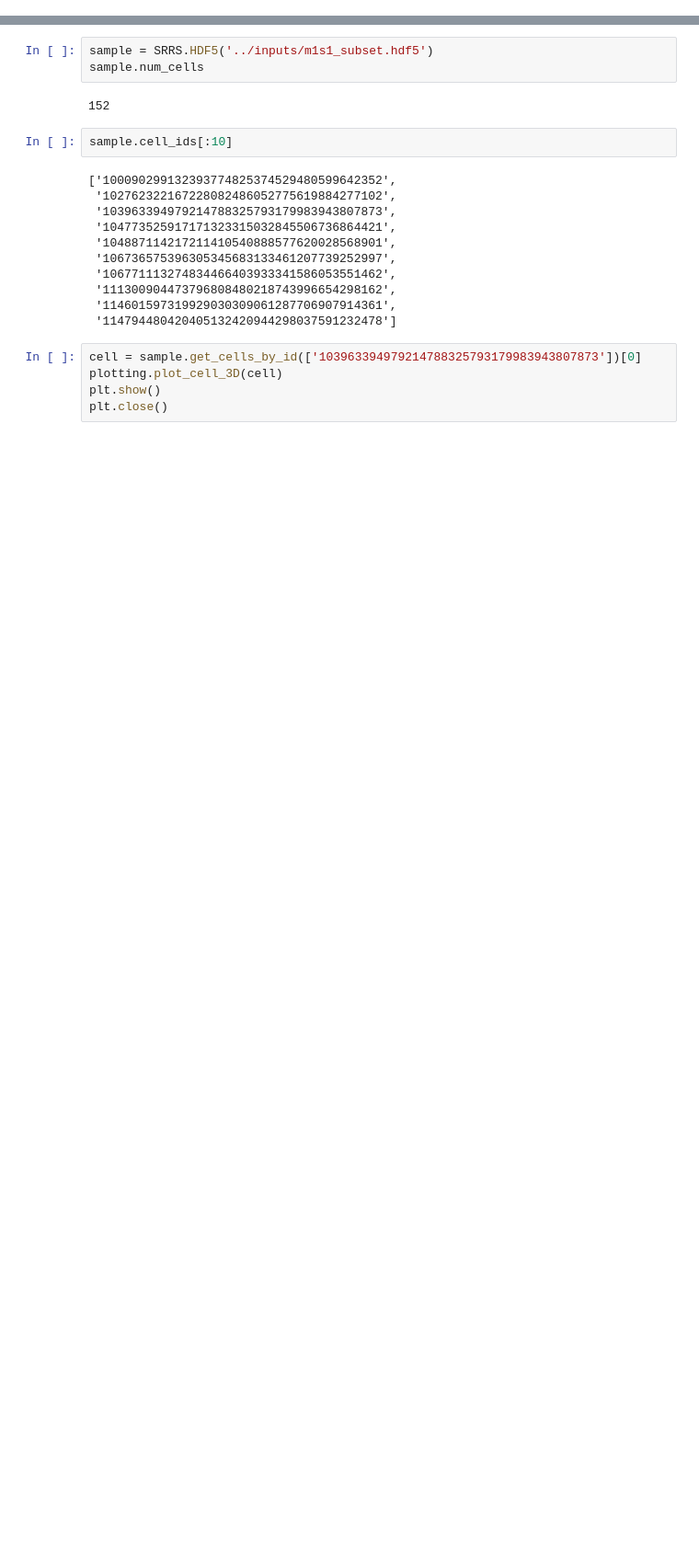
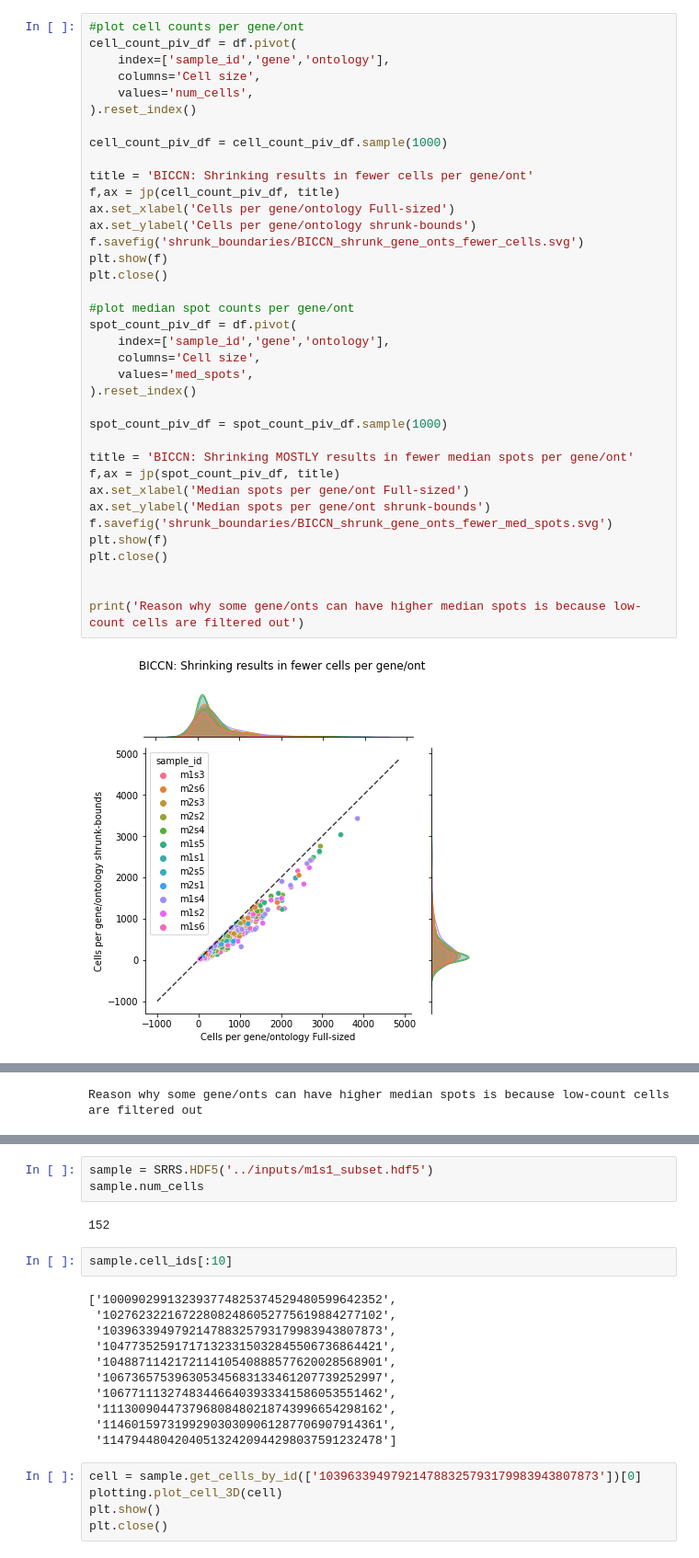
Before and after one commit to salzman-lab/SPRAWL, a Jupyter notebook: analysis/shrinking_cell_boundaries.ipynb, the cells around one changed output, grey strips where cells are left out. Shown at 92% size. Saved outputs shown, nothing was run; the diff lists cells and outputs as text; blank space fills up the shorter version.

```diff
--- a/analysis/shrinking_cell_boundaries.ipynb
+++ b/analysis/shrinking_cell_boundaries.ipynb
@@ -15,0 +119,39 @@ from SRRS import plotting,scoring,metrics
+# %%
+#plot cell counts per gene/ont
+cell_count_piv_df = df.pivot(
+    index=['sample_id','gene','ontology'],
+    columns='Cell size',
+    values='num_cells',
+).reset_index()
+
+cell_count_piv_df = cell_count_piv_df.sample(1000)
+
+title = 'BICCN: Shrinking results in fewer cells per gene/ont'
+f,ax = jp(cell_count_piv_df, title)
+ax.set_xlabel('Cells per gene/ontology Full-sized')
+ax.set_ylabel('Cells per gene/ontology shrunk-bounds')
+f.savefig('shrunk_boundaries/BICCN_shrunk_gene_onts_fewer_cells.svg')
+plt.show(f)
+plt.close()
+
+#plot median spot counts per gene/ont
+spot_count_piv_df = df.pivot(
+    index=['sample_id','gene','ontology'],
+    columns='Cell size',
+    values='med_spots',
+).reset_index()
+
+spot_count_piv_df = spot_count_piv_df.sample(1000)
+
+title = 'BICCN: Shrinking MOSTLY results in fewer median spots per gene/ont'
+f,ax = jp(spot_count_piv_df, title)
+ax.set_xlabel('Median spots per gene/ont Full-sized')
+ax.set_ylabel('Median spots per gene/ont shrunk-bounds')
+f.savefig('shrunk_boundaries/BICCN_shrunk_gene_onts_fewer_med_spots.svg')
+plt.show(f)
+plt.close()
+
+
+print('Reason why some gene/onts can have higher median spots is because low-count cells are filtered out')
+# %% [output]
+[figure, added]
@@ -15,0 +159 @@ from SRRS import plotting,scoring,metrics
+Reason why some gene/onts can have higher median spots is because low-count cells are filtered out
```
Also changed, not shown: parts of 15 cells of this notebook, 36 other files.
